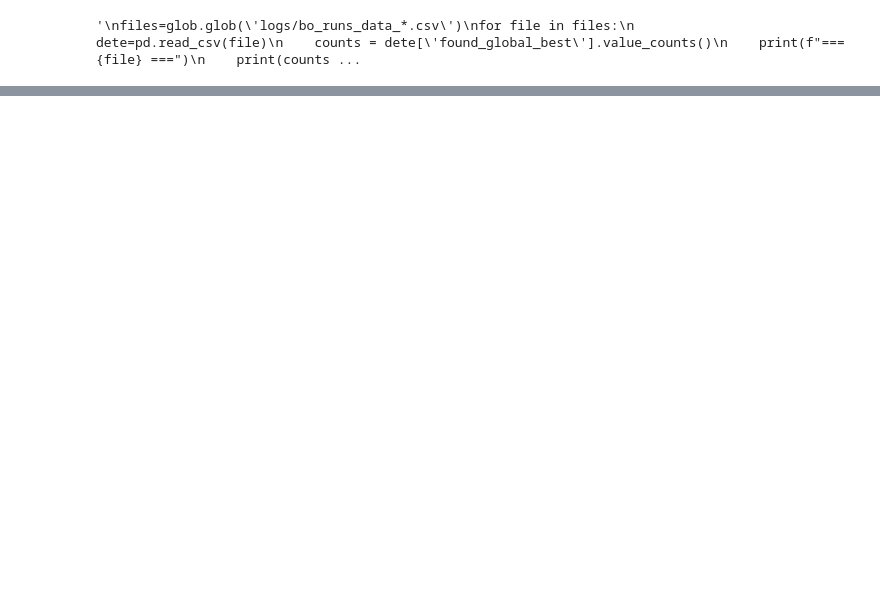
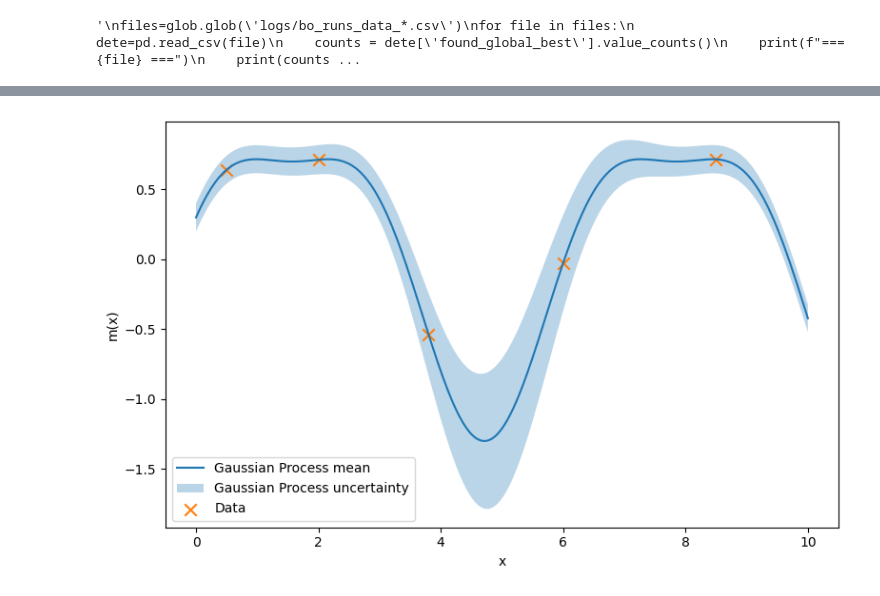
Before and after one commit to dbock369-dot/MASTHA, a Jupyter notebook: TestBench/Testbench_vgl_TempPressureSwing.ipynb, the cells around one changed output, grey strips where cells are left out. Drawn from its saved outputs; the diff is of its cells as text; code cells hidden in the pictures; blank space fills up the shorter version.

```diff
--- a/TestBench/Testbench_vgl_TempPressureSwing.ipynb
+++ b/TestBench/Testbench_vgl_TempPressureSwing.ipynb
@@ -61,0 +121,49 @@ print(summary.sort_values("r2_mean", ascending=False))
+# %%
+import os
+import numpy as np
+import matplotlib.pyplot as plt
+
+# Zielordner
+save_dir = "figures/bayesian_optimization"
+filename = "bo_example3.png"
+
+# Ordner anlegen, falls er nicht existiert
+os.makedirs(save_dir, exist_ok=True)
+
+# ---------- dein bestehender Code ----------
+x = np.linspace(0, 10, 400)
+
+def true_function(x):
+    return np.sin(x) + 0.3 * np.cos(2 * x)
+
+x_obs = np.array([0.5, 2.0, 3.8, 6.0, 8.5])
+y_obs = true_function(x_obs)
+
+gp_mean = true_function(x)
+
+gp_std = 0.4 * np.exp(-0.5 * (x - 5)**2) + 0.1
+
+plt.figure(figsize=(8, 5))
+plt.plot(x, gp_mean, label="Gaussian Process mean")
+plt.fill_between(
+    x,
+    gp_mean - gp_std,
+    gp_mean + gp_std,
+    alpha=0.3,
+    label="Gaussian Process uncertainty"
+)
+plt.scatter(x_obs, y_obs, marker="x", s=80, label="Data")
+
+plt.xlabel("x")
+plt.ylabel("m(x)")
+plt.legend()
+plt.tight_layout()
+# -----------------------------------------
+
+# Pfad zusammensetzen & speichern
+save_path = os.path.join(save_dir, filename)
+plt.savefig(save_path, dpi=300, bbox_inches="tight")
+
+plt.show()
+# %% [output]
+[figure, added]
```
Also changed, not shown: parts of 2 cells of this notebook, 31 other files.
